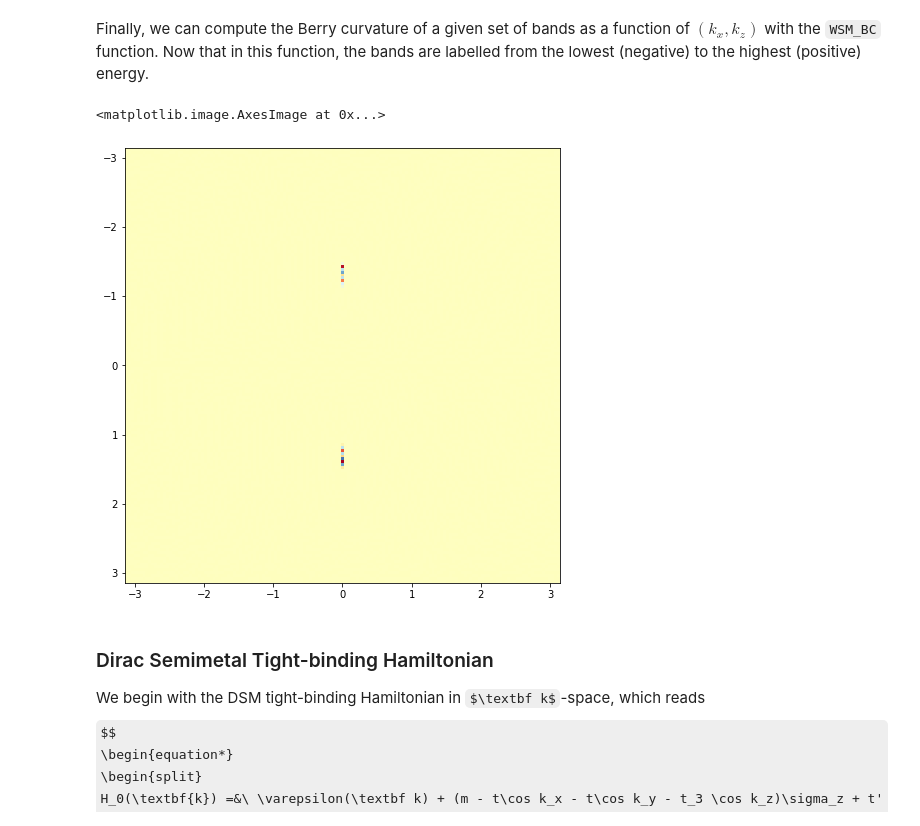
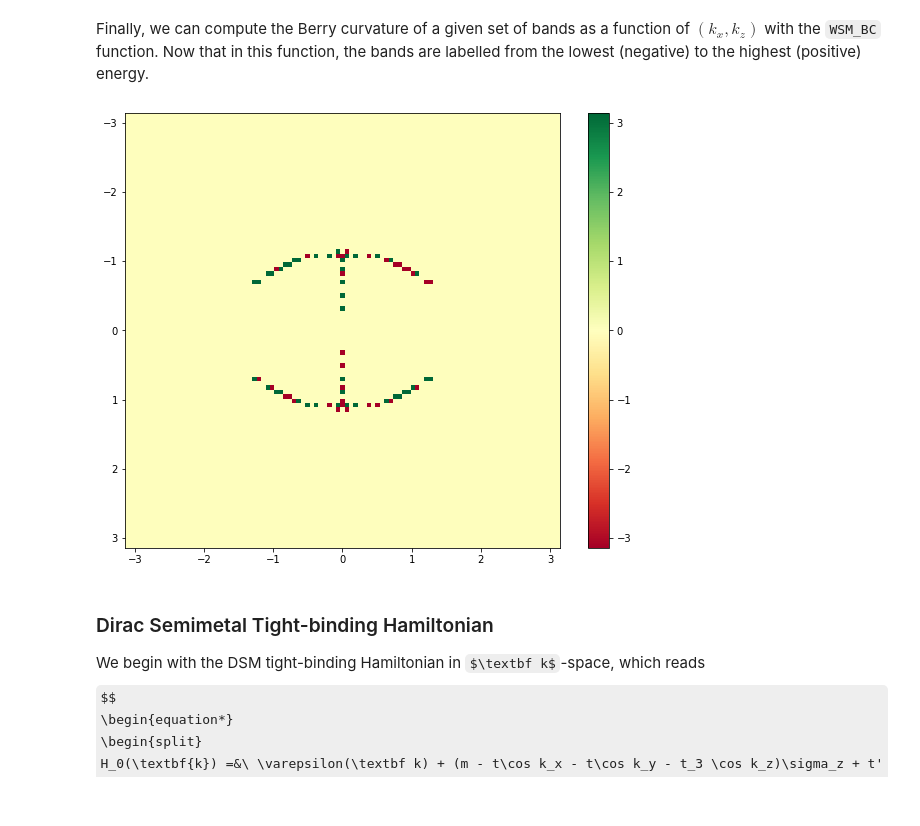
Before and after one commit to ruihao-li/TSM-tight-binding, a Jupyter notebook: TSM_TB_demo.ipynb, the cells around one changed output. Cells and saved outputs as stored; diff of their text form; code cells hidden in the pictures; some formulas as TeX source.

```diff
--- a/TSM_TB_demo.ipynb
+++ b/TSM_TB_demo.ipynb
@@ -27,5 +29,5 @@ H_Weyl = """
 """
 
 HW_cont = kct.sympify(H_Weyl)
-template = kct.discretize(HW_cont)
+weyl_template = kct.discretize(HW_cont)
 # %%
@@ -92,22 +106,36 @@ interactive(children=(FloatText(value=0.0, description='kz', step=0.3), Output()
 # %% [markdown]
 Finally, we can compute the Berry curvature of a given set of bands as a function of $(k_x, k_z)$ with the `WSM_BC` function. Now that in this function, the bands are labelled from the lowest (negative) to the highest (positive) energy.
 # %%
-params = dict(A=1.5, M0=2.5, M1=1, M2=0.5, D1=0.5, D2=0.1)
-ks = np.linspace(-np.pi, np.pi, 150)
-band_indices = [29]
+params = dict(A=1.5, M0=1, M1=1, M2=0.5, D1=0, D2=0)
+ks = np.linspace(-np.pi, np.pi, 100)
+band_indices = [0]
 
-bc = cf.WSM_BC(syst=template, params=params, ts_dir='yz', L=30, band_indices=band_indices, ks=ks)
+bc = WSM_BC(
+    syst=weyl_template,
+    params=params,
+    ts_dir="yz",
+    L=20,
+    band_indices=band_indices,
+    ks=ks,
+)
 # %%
 def plot_BC(bc, ks):
-    plt.figure(figsize=(10,8))
+    plt.figure(figsize=(10, 8))
     vmax = max(np.abs(bc).min(), np.abs(bc).max())
-    return plt.imshow(bc, extent=(ks.min(), ks.max(), ks.max(), ks.min()),
-           interpolation='nearest', cmap='RdYlBu_r', vmin=-vmax, vmax=vmax)
+    plt.imshow(
+        bc,
+        extent=(ks.min(), ks.max(), ks.max(), ks.min()),
+        interpolation="none",
+        cmap="RdYlGn",
+        vmin=-vmax,
+        vmax=vmax,
+    )
+    plt.colorbar()
+
 
 plot_BC(bc, ks)
 # %% [output]
-<matplotlib.image.AxesImage at 0x...>
-[figure, old version]
+[figure, new version]
 # %% [markdown]
 ### Dirac Semimetal Tight-binding Hamiltonian
 We begin with the DSM tight-binding Hamiltonian in $\textbf k$-space, which reads
```
Also changed, not shown: parts of 12 cells of this notebook, 2 other files.
